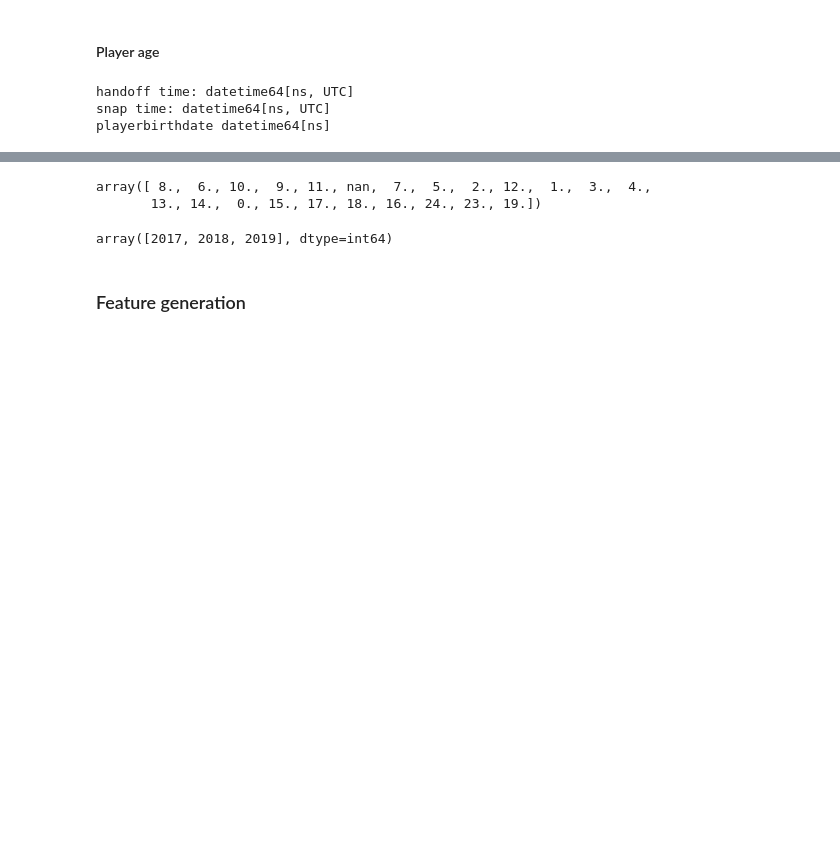
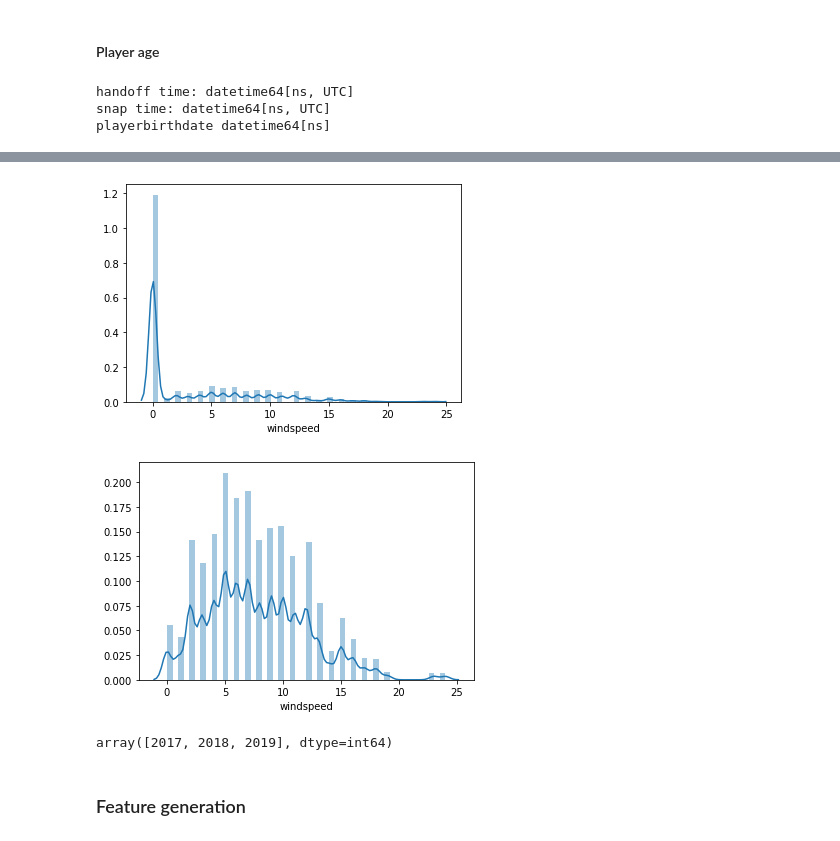
Before and after one commit to MaloneyJason/Rush-Yards, a Jupyter notebook: Yard Prediction Exploration.ipynb, the cells around one changed output, grey strips where cells are left out. Drawn from its saved outputs; the diff is of its cells as text; code cells hidden in the pictures; blank space fills up the shorter version.

Commit message:
added views of windspeed plot

```diff
--- a/Yard Prediction Exploration.ipynb
+++ b/Yard Prediction Exploration.ipynb
@@ -119,8 +123,13 @@ data["windspeed"] = data["windspeed"].apply(windConvert)
-# %%
-data["windspeed"].unique()
-# %% [output]
-array([ 8.,  6., 10.,  9., 11., nan,  7.,  5.,  2., 12.,  1.,  3.,  4.,
-       13., 14.,  0., 15., 17., 18., 16., 24., 23., 19.])
+# %%
+# plot with na's set to 0
+sns.distplot(data["windspeed"].fillna(value=0))
+plt.show()
+# plot with no na's
+sns.distplot(data["windspeed"].dropna())
+plt.show()
+# %% [output]
+[figure, added]
+[figure, added]
 # %%
 # oreintation fix
 # Refrenced this notebook to help understand how to modify https://www.kaggle.com/ben519/understanding-x-y-dir-and-orientation
```
Also changed, not shown: parts of 2 cells of this notebook.
